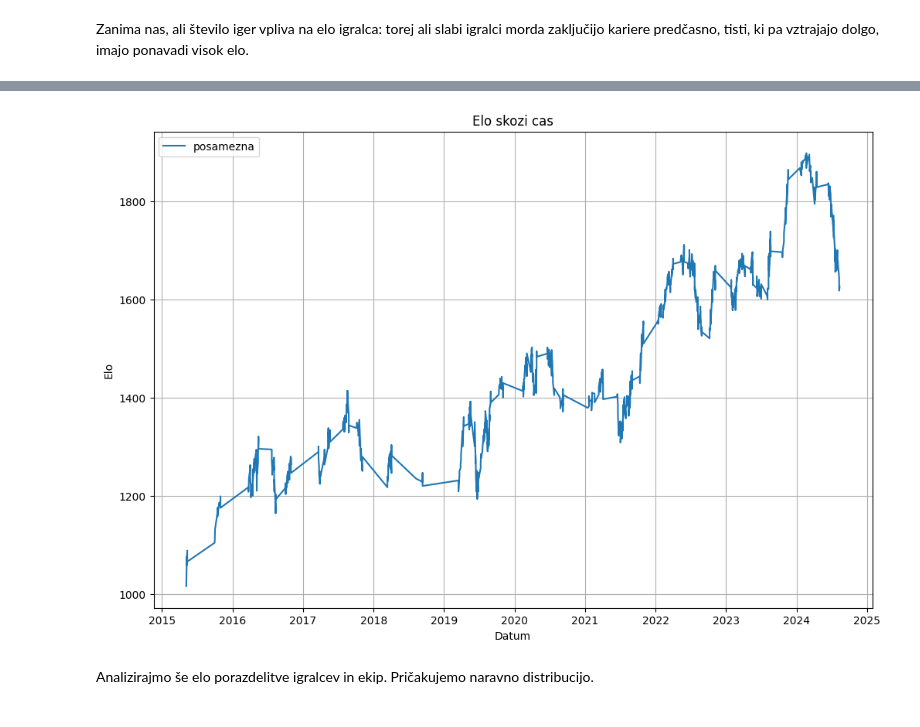
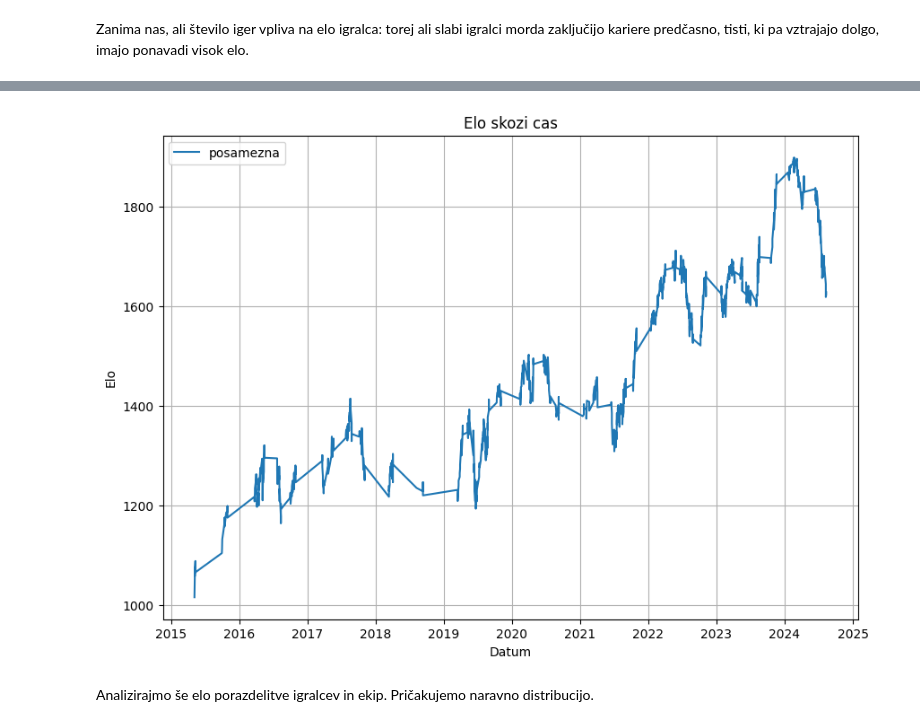
Before and after one commit to matijaderganc/League-of-Legends-Esports-Analysis, a Jupyter notebook: analiza.ipynb, the cells around one changed output, grey strips where cells are left out. Saved outputs shown, nothing was run; the diff lists cells and outputs as text; code cells hidden in the pictures.

```diff
--- a/analiza.ipynb
+++ b/analiza.ipynb
@@ -477,25 +477,25 @@ elo_igralci_data.plot.scatter(x = 'Igre', y = 'Elo', title = 'Elo v odvisnosti o
 # %%
 zgodovina_igralci_data = pd.DataFrame(zgodovina_igralci)
 zgodovina_igralci_data = zgodovina_igralci_data.sort_values(by='Datum')
 
 def posamezni_igralec(ime):   #funkcija izriše graf ela skozi čas za poljubnega igralca
     posamezna_zgodovina = zgodovina_igralci_data[zgodovina_igralci_data['Igralec'] == f'{ime}']
-    plt.figure(figsize=(12, 8))
+    plt.figure(figsize=(10, 7))
     plt.plot(posamezna_zgodovina['Datum'], posamezna_zgodovina['Elo'], label='posamezna')
 
     plt.gca().xaxis.set_major_formatter(mdates.DateFormatter('%Y'))
     plt.gca().xaxis.set_major_locator(mdates.YearLocator())
 
 
     plt.xlabel('Datum')
     plt.ylabel('Elo')
     plt.title('Elo skozi cas')
     plt.legend()
     plt.grid(True)
     plt.show()
 posamezni_igralec('Faker')
 # %% [output]
-[figure, old version]
+[figure, new version]
 # %% [markdown]
 Analizirajmo še elo porazdelitve igralcev in ekip. Pričakujemo naravno distribucijo.
 # %%
```
Also changed, not shown: parts of 3 cells of this notebook, 1 other file.
